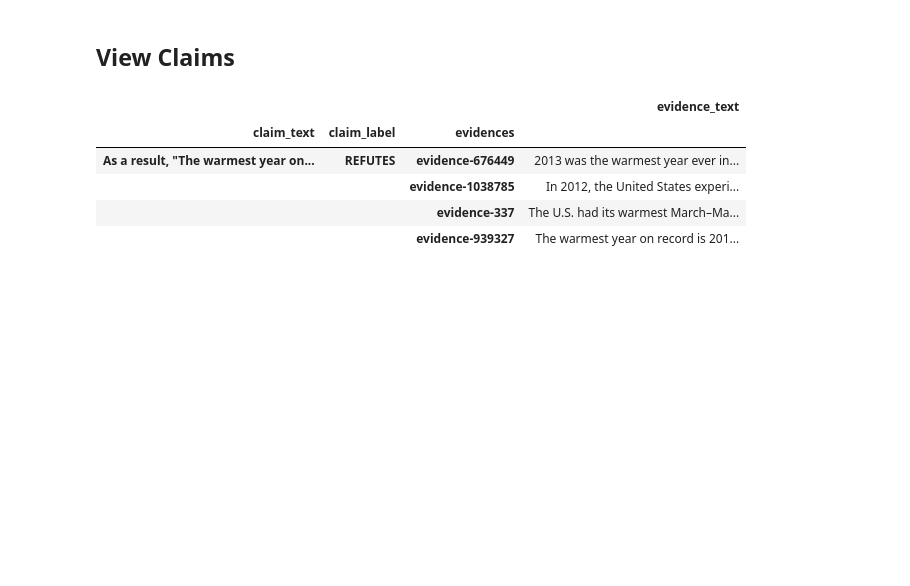
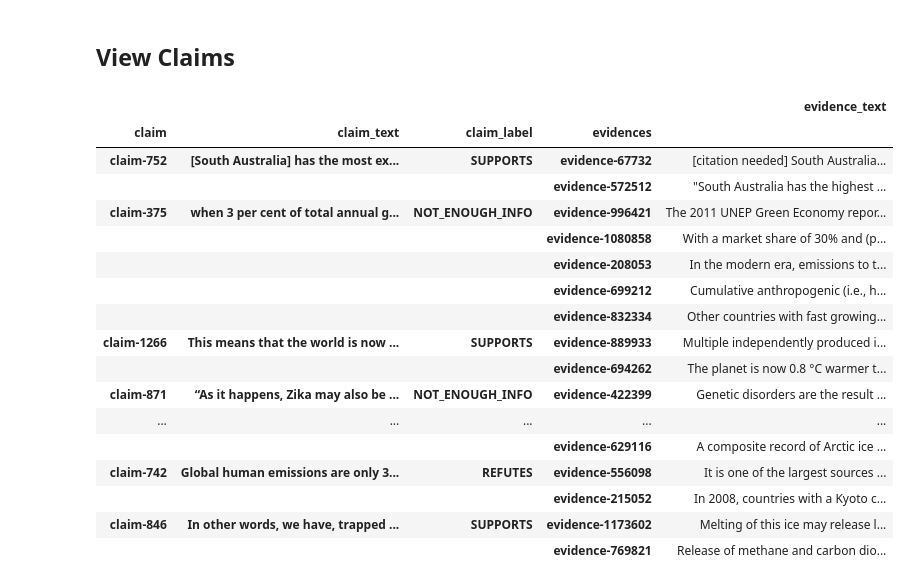
Before and after one commit to johnsonjzhou/comp90042-project, a Jupyter notebook: 01_discovery/claims_viewer.ipynb, the cells around one changed output. Cells and saved outputs as stored; diff of their text form; code cells hidden in the pictures; blank space fills up the shorter version.

```diff
--- a/01_discovery/claims_viewer.ipynb
+++ b/01_discovery/claims_viewer.ipynb
@@ -202,12 +202,24 @@ all_evidences.loc["evidence-410946"].to_frame()
 | evidence_text | The PDO is detected as warm or co... |
 # %% [markdown]
 ## View Claims
-# %%
-train_claims.loc["claim-2295"]
-# %% [output]
-|  |  |  | evidence_text |
-| claim_text | claim_label | evidences |  |
-| As a result, "The warmest year on... | REFUTES | evidence-676449 | 2013 was the warmest year ever in... |
-|  |  | evidence-1038785 | In 2012, the United States experi... |
-|  |  | evidence-337 | The U.S. had its warmest March–Ma... |
-|  |  | evidence-939327 | The warmest year on record is 201... |
+# %%
+train_claims
+# %% [output]
+|  |  |  |  | evidence_text |
+| claim | claim_text | claim_label | evidences |  |
+| claim-752 | [South Australia] has the most ex... | SUPPORTS | evidence-67732 | [citation needed] South Australia... |
+|  |  |  | evidence-572512 | "South Australia has the highest ... |
+| claim-375 | when 3 per cent of total annual g... | NOT_ENOUGH_INFO | evidence-996421 | The 2011 UNEP Green Economy repor... |
+|  |  |  | evidence-1080858 | With a market share of 30% and (p... |
+|  |  |  | evidence-208053 | In the modern era, emissions to t... |
+|  |  |  | evidence-699212 | Cumulative anthropogenic (i.e., h... |
+|  |  |  | evidence-832334 | Other countries with fast growing... |
+| claim-1266 | This means that the world is now ... | SUPPORTS | evidence-889933 | Multiple independently produced i... |
+|  |  |  | evidence-694262 | The planet is now 0.8 °C warmer t... |
+| claim-871 | “As it happens, Zika may also be ... | NOT_ENOUGH_INFO | evidence-422399 | Genetic disorders are the result ... |
+| ... | ... | ... | ... | ... |
+|  |  |  | evidence-629116 | A composite record of Arctic ice ... |
+| claim-742 | Global human emissions are only 3... | REFUTES | evidence-556098 | It is one of the largest sources ... |
+|  |  |  | evidence-215052 | In 2008, countries with a Kyoto c... |
+| claim-846 | In other words, we have, trapped ... | SUPPORTS | evidence-1173602 | Melting of this ice may release l... |
+|  |  |  | evidence-769821 | Release of methane and carbon dio... |
```
Also changed, not shown: 8 other files.
